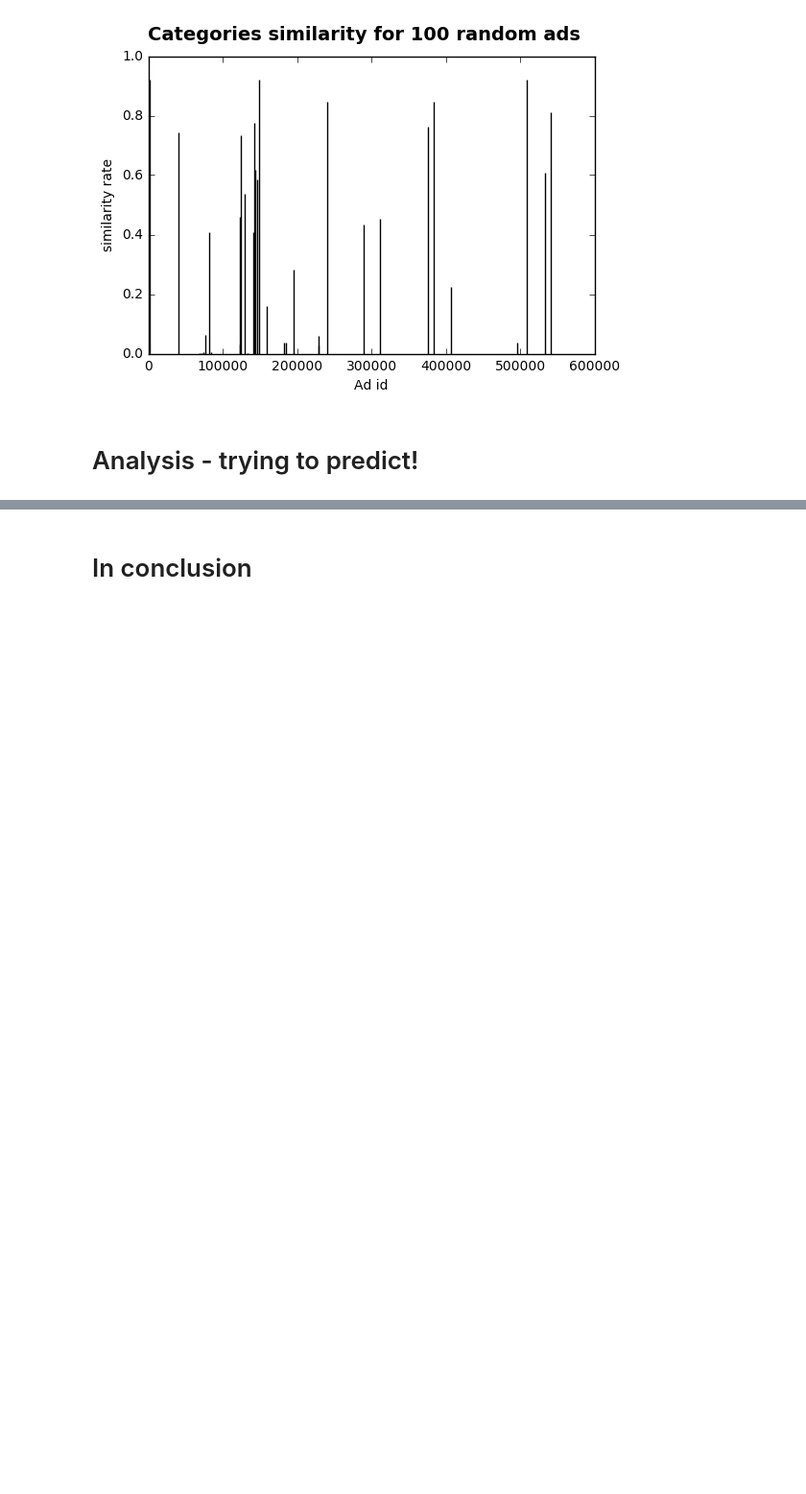
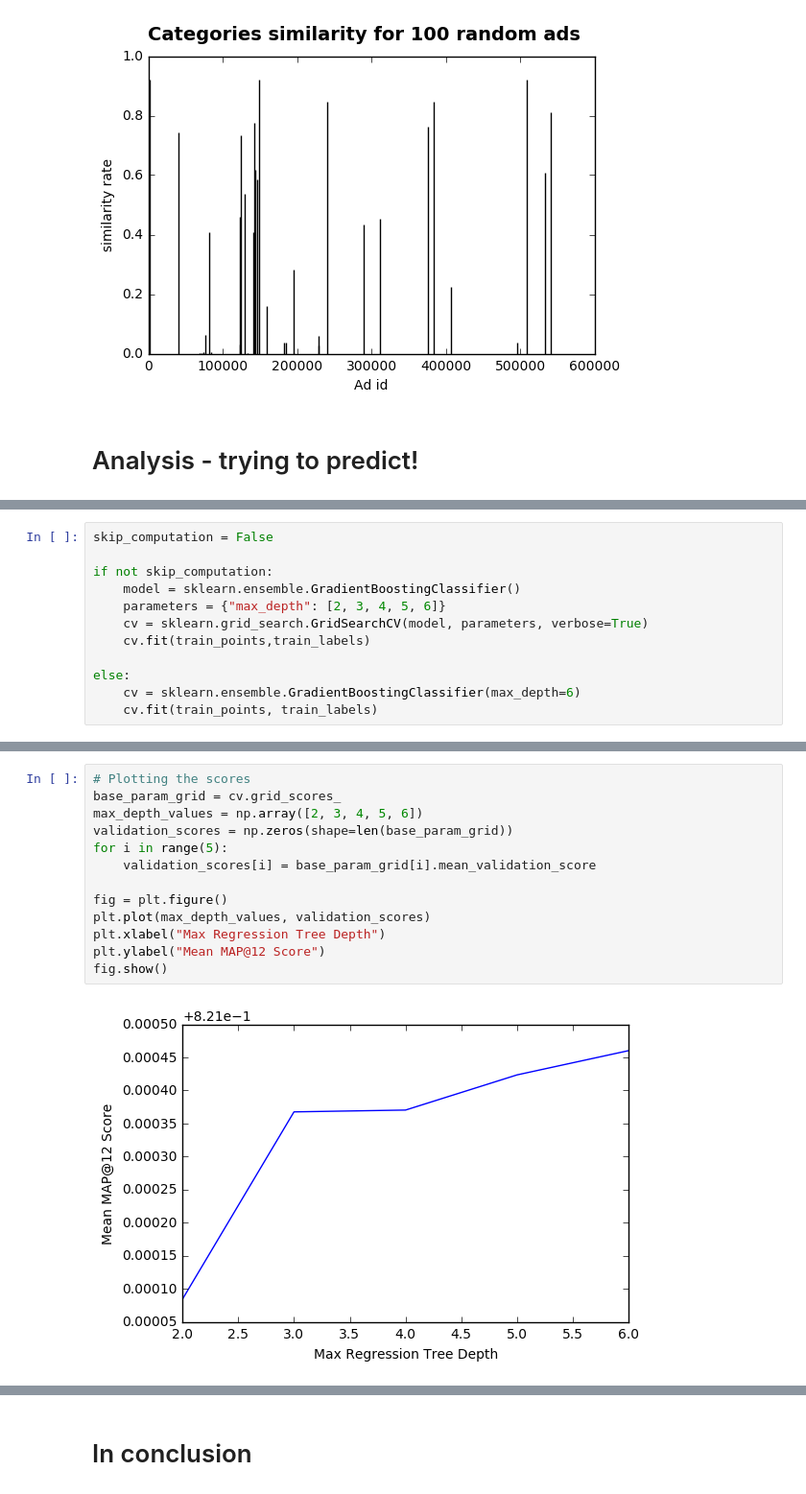
Before and after one commit to dean-ayalon/DS-Workshop, a Jupyter notebook: Project Notebook.ipynb, the cells around one changed output, grey strips where cells are left out. Shown: that part at 96% size. Drawn from its saved outputs; the diff is of its cells as text; blank space fills up the shorter version.

```diff
--- a/Project Notebook.ipynb
+++ b/Project Notebook.ipynb
@@ -467,0 +585,12 @@ main_accuracy_test()
+# %%
+skip_computation = False
+
+if not skip_computation:
+    model = sklearn.ensemble.GradientBoostingClassifier()
+    parameters = {"max_depth": [2, 3, 4, 5, 6]}
+    cv = sklearn.grid_search.GridSearchCV(model, parameters, verbose=True)
+    cv.fit(train_points,train_labels)
+
+else:
+    cv = sklearn.ensemble.GradientBoostingClassifier(max_depth=6)
+    cv.fit(train_points, train_labels)
@@ -467,0 +610,15 @@ main_accuracy_test()
+# %%
+# Plotting the scores
+base_param_grid = cv.grid_scores_
+max_depth_values = np.array([2, 3, 4, 5, 6])
+validation_scores = np.zeros(shape=len(base_param_grid))
+for i in range(5):
+    validation_scores[i] = base_param_grid[i].mean_validation_score
+
+fig = plt.figure()
+plt.plot(max_depth_values, validation_scores)
+plt.xlabel("Max Regression Tree Depth")
+plt.ylabel("Mean MAP@12 Score")
+fig.show()
+# %% [output]
+[figure, added]
```
Also changed, not shown: parts of 31 cells of this notebook, 1 other file.
